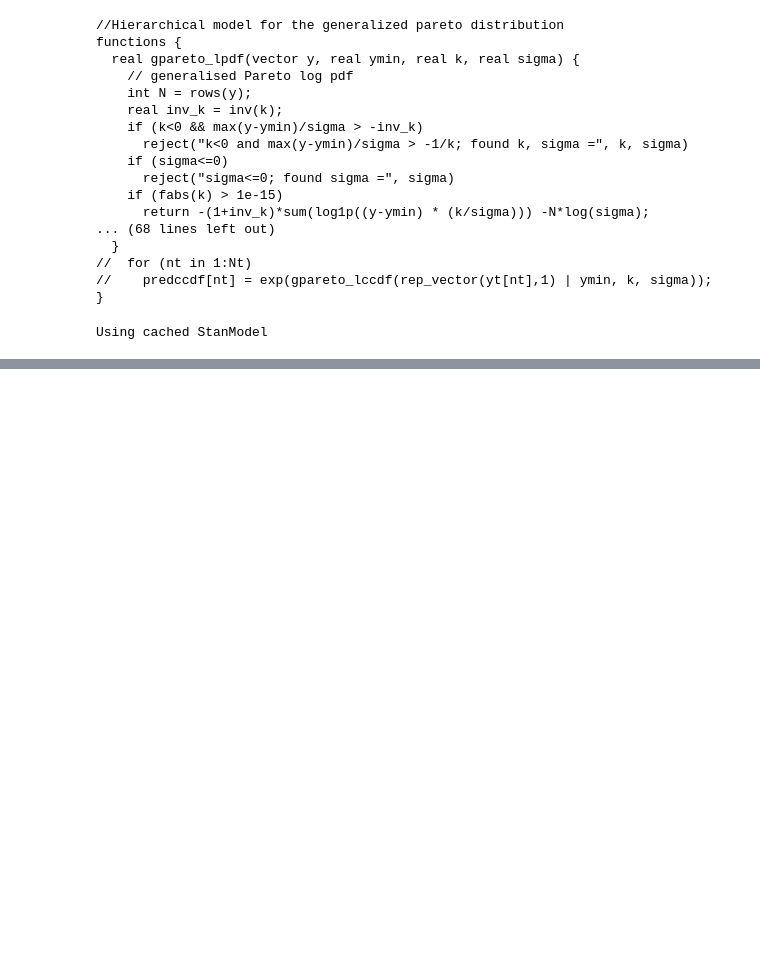
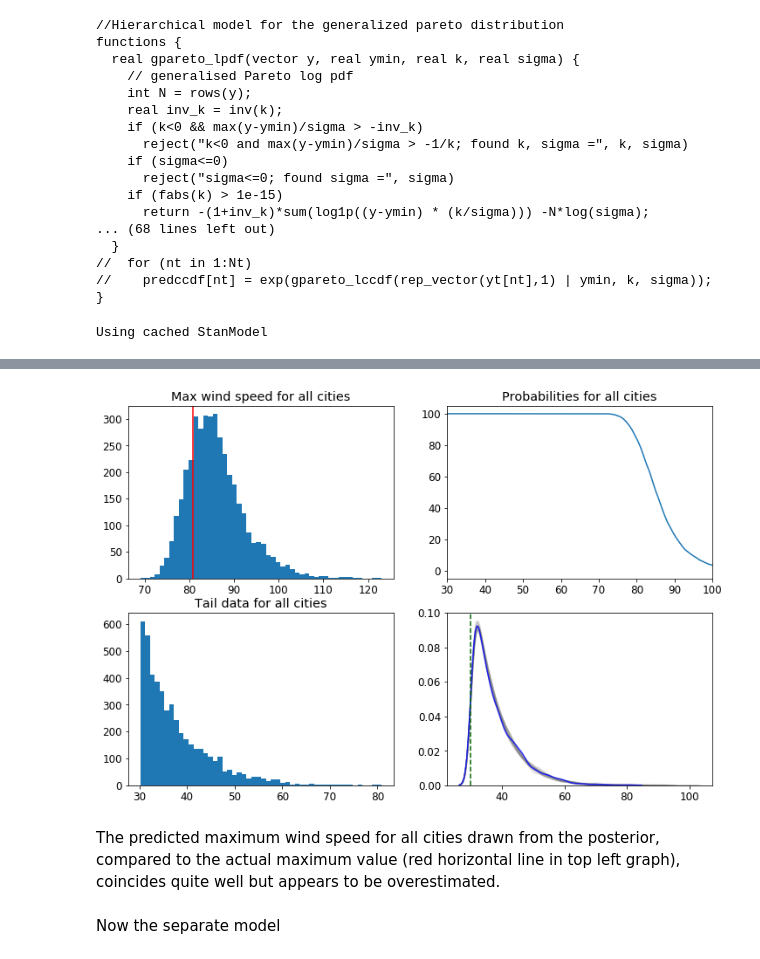
Before and after one commit to FelixBoelle/BDA-project, a Jupyter notebook: BDA-extremeWindDenmark.ipynb, the cells around one changed output, grey strips where cells are left out. Cells and saved outputs as stored; diff of their text form; code cells hidden in the pictures; blank space fills up the shorter version.

```diff
--- a/BDA-extremeWindDenmark.ipynb
+++ b/BDA-extremeWindDenmark.ipynb
@@ -194,0 +275,40 @@ Start with getting the samples
+# %%
+yrep_pool = samples_pool['yrep']
+my_city = 'all cities'
+# also visualize some
+fig,axes = plt.subplots(nrows = 2, ncols = 2, figsize=(12,8))
+
+ax = axes[0,0]
+ax.hist(np.max(yrep_pool[:,dstart_pool[0]:dend_pool[0]],axis = 1), bins = 50)
+ax.axvline(x = max(tail_data[dstart_pool[0]:dend_pool[0]]), color = 'red', label = 'max y')
+ax.set_title('Max wind speed for {0}'.format(my_city))
+
+ax = axes[0,1]
+xnew = np.linspace(tail_cutoff,184,200)
+ynew = list()
+for xn in xnew:
+    ynew.append(100*len([p for p in np.max(yrep_pool[:,dstart_pool[0]:dend_pool[0]],axis = 1) if p > xn])/len(yrep_pool[:,dstart[0]:dend[0]]))
+ax.plot(xnew,ynew)
+ax.set_xlim([30,100])
+ax.set_title('Probabilities for {0}'.format(my_city))
+
+ax = axes[1,0]
+ax.hist(tail_data[dstart_pool[0]:dend_pool[0]], bins = 50)
+ax.set_title('Tail data for {0}'.format(my_city))
+
+ax = axes[1,1]
+for draw in range(0,20):
+    sigma_draws = samples_pool['sigma'][draw:draw+1]
+    k_draws = samples_pool['k'][draw:draw+1]
+    sns.kdeplot(samples_pool['yrep'][:,dstart_pool[0] + draw], alpha = 0.2, color="gray")
+sigma_mean = np.mean(samples_pool['sigma'])
+k_mean = np.mean(samples_pool['k'])
+sns.kdeplot(tail_data[dstart_pool[0]:dend_pool[0]], alpha = 0.8, color="blue")
+ax.axvline(x = (tail_cutoff), color = 'darkgreen',linestyle = 'dashed', label = 'cutoff')
+plt.show()
+# %% [output]
+[figure, added]
+# %% [markdown]
+The predicted maximum wind speed for all cities drawn from the posterior, compared to the actual maximum value (red horizontal line in top left graph), coincides quite well but appears to be overestimated.
+# %% [markdown]
+Now the separate model
```
Also changed, not shown: parts of 54 cells of this notebook, 1 other file.
